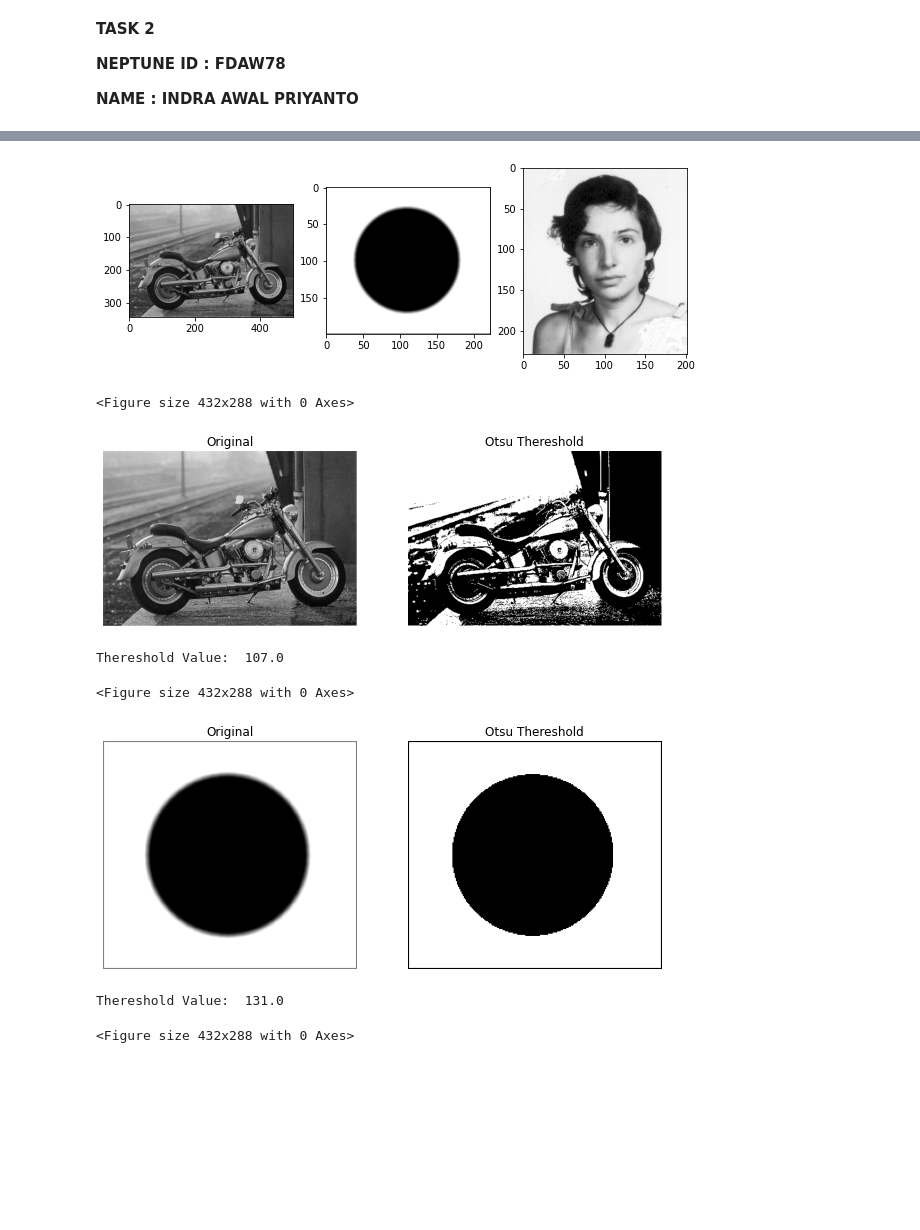
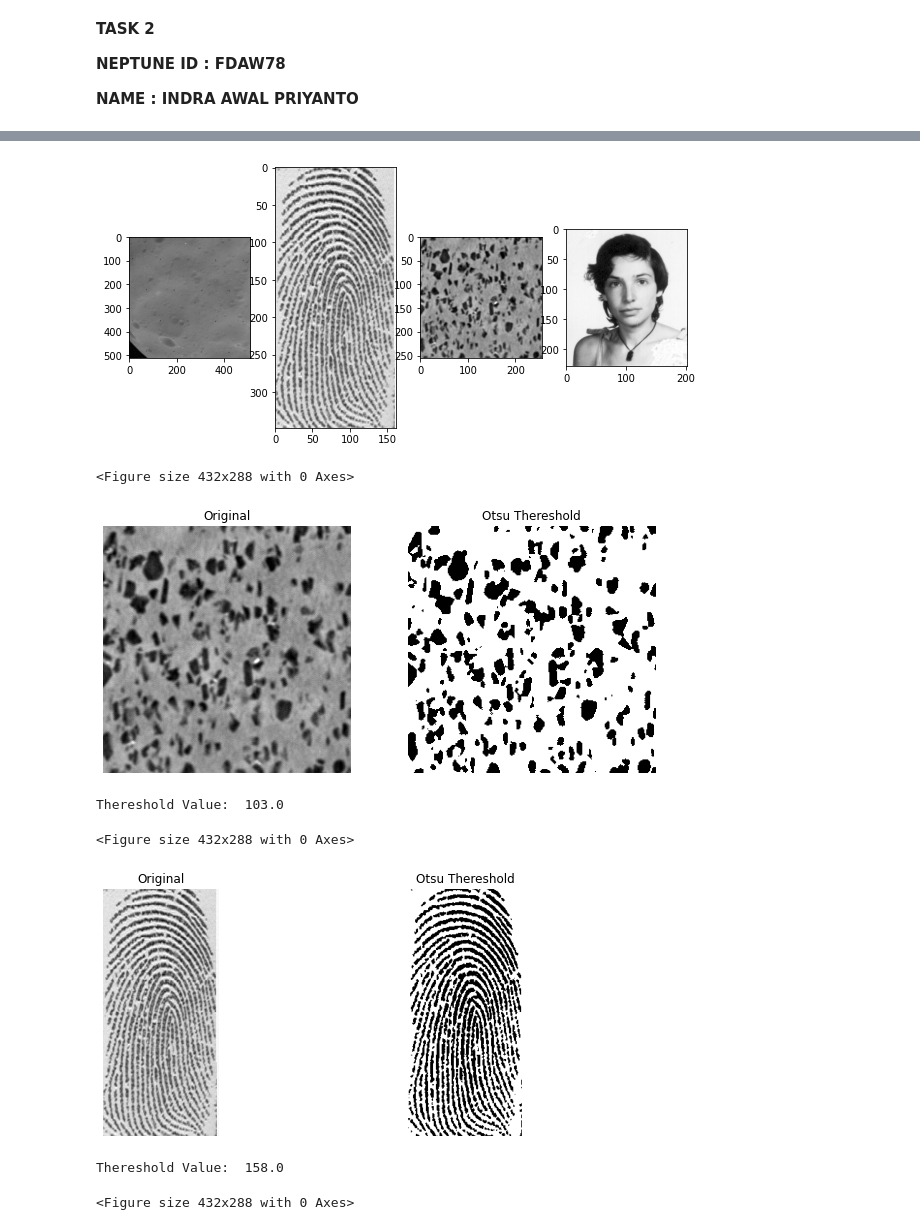
Before and after one commit to rikkudo/otsu, a Jupyter notebook: FDAW78_Task_2_Otsu.ipynb, the cells around one changed output, grey strips where cells are left out. Cells and saved outputs as stored; diff of their text form; code cells hidden in the pictures; blank space fills up the shorter version.

```diff
--- a/FDAW78_Task_2_Otsu.ipynb
+++ b/FDAW78_Task_2_Otsu.ipynb
@@ -34,19 +36,19 @@ from matplotlib.pyplot import imshow, show, subplot, figure, gray, title, axis
 # %%
 file = '/content/dataset/*.png'
 glob.glob(file)
 images = [cv2.imread(image) for image in glob.glob(file)]
 
 fig=plt.figure(figsize=(10, 10))
-rows, cols = 1, 3
+rows, cols = 1, 4
 # Display all of images
 for j in range(0, len(images)):
   fig.add_subplot(rows, cols, j+1)
   plt.imshow(images[j])
 plt.show()
 # %% [output]
-[figure, old version]
+[figure, new version]
 # %%
-im = cv2.imread('/content/dataset/motor.png', 0)
+im = cv2.imread('/content/dataset/aluminium.png', 0)
 otsu_threshold, image_result = cv2.threshold(
     im, 0, 255, cv2.THRESH_BINARY + cv2.THRESH_OTSU,
 )
@@ -77,10 +79,10 @@ show()
 print("Thereshold Value: ", otsu_threshold)
 # %% [output]
 <Figure size 432x288 with 0 Axes>
-[figure, old version]
+[figure, new version]
-Thereshold Value:  107.0
+Thereshold Value:  103.0
 # %%
-im2 = cv2.imread('/content/dataset/circlegrey.png', 0)
+im2 = cv2.imread('/content/dataset/finger.png', 0)
 otsu_threshold2, image_result2 = cv2.threshold(
     im2, 0, 255, cv2.THRESH_BINARY + cv2.THRESH_OTSU,
 )
@@ -111,8 +113,8 @@ show()
 print("Thereshold Value: ", otsu_threshold2)
 # %% [output]
 <Figure size 432x288 with 0 Axes>
-[figure, old version]
+[figure, new version]
-Thereshold Value:  131.0
+Thereshold Value:  158.0
 # %%
 im3 = cv2.imread('/content/dataset/julia.png', 0)
 otsu_threshold3, image_result3 = cv2.threshold(
```
Also changed, not shown: parts of 2 cells of this notebook.
